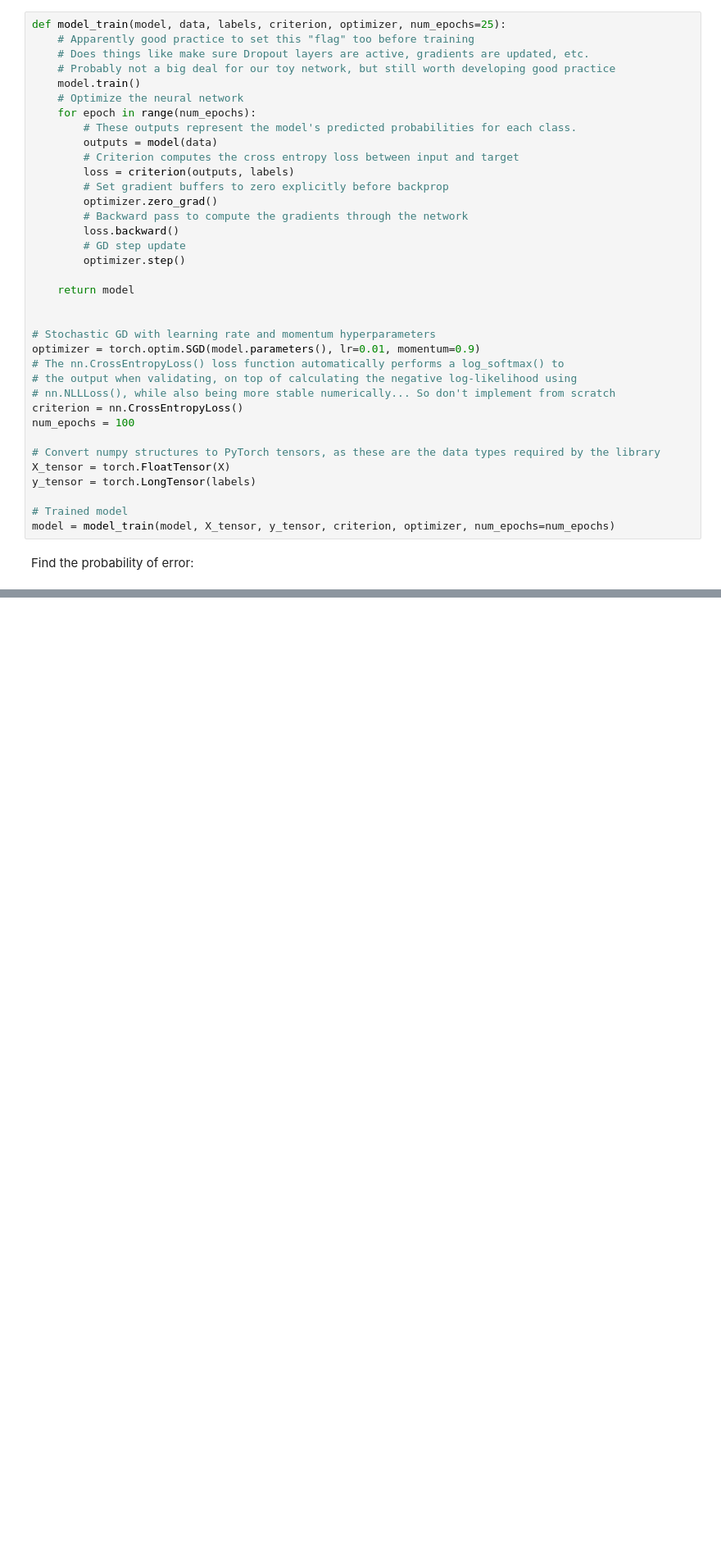
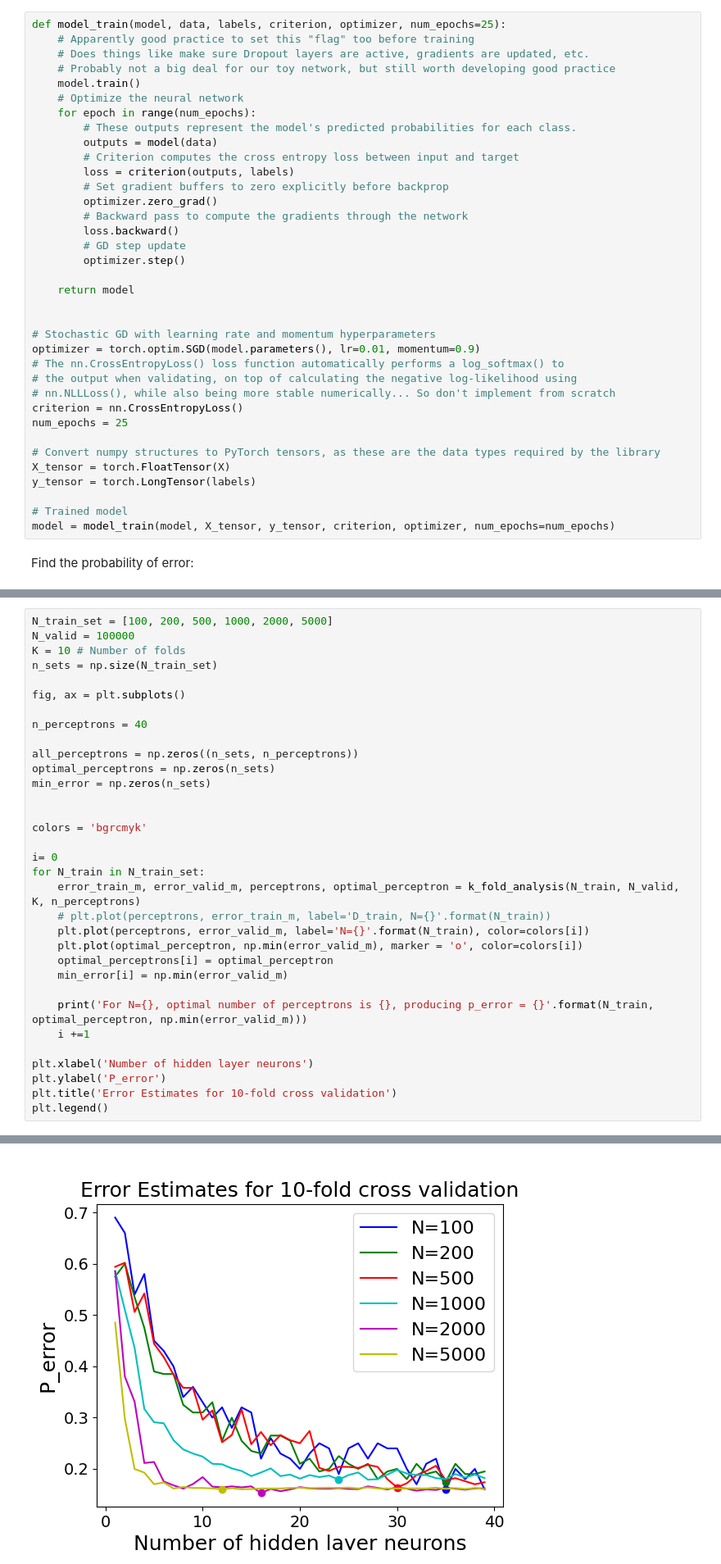
Before and after one commit to ethanholand/EECE5644, a Jupyter notebook: HW3/HW3Problem1.ipynb, the cells around one changed output, grey strips where cells are left out. Shown at 82% size. Drawn from its saved outputs; the diff is of its cells as text; blank space fills up the shorter version.

```diff
--- a/HW3/HW3Problem1.ipynb
+++ b/HW3/HW3Problem1.ipynb
@@ -245,7 +200,7 @@ optimizer = torch.optim.SGD(model.parameters(), lr=0.01, momentum=0.9)
 # the output when validating, on top of calculating the negative log-likelihood using
 # nn.NLLLoss(), while also being more stable numerically... So don't implement from scratch
 criterion = nn.CrossEntropyLoss()
-num_epochs = 100
+num_epochs = 25
 
 # Convert numpy structures to PyTorch tensors, as these are the data types required by the library
 X_tensor = torch.FloatTensor(X)
@@ -313,0 +415,34 @@ Empirically Estimated MLP Probability of Error: 0.1637
+# %%
+N_train_set = [100, 200, 500, 1000, 2000, 5000]
+N_valid = 100000
+K = 10 # Number of folds
+n_sets = np.size(N_train_set)
+
+fig, ax = plt.subplots()
+
+n_perceptrons = 40
+
+all_perceptrons = np.zeros((n_sets, n_perceptrons))
+optimal_perceptrons = np.zeros(n_sets)
+min_error = np.zeros(n_sets)
+
+
+colors = 'bgrcmyk'
+
+i= 0
+for N_train in N_train_set:
+    error_train_m, error_valid_m, perceptrons, optimal_perceptron = k_fold_analysis(N_train, N_valid, K, n_perceptrons)
+    # plt.plot(perceptrons, error_train_m, label='D_train, N={}'.format(N_train))
+    plt.plot(perceptrons, error_valid_m, label='N={}'.format(N_train), color=colors[i])
+    plt.plot(optimal_perceptron, np.min(error_valid_m), marker = 'o', color=colors[i])
+    optimal_perceptrons[i] = optimal_perceptron
+    min_error[i] = np.min(error_valid_m)
+
+    print('For N={}, optimal number of perceptrons is {}, producing p_error = {}'.format(N_train, optimal_perceptron, np.min(error_valid_m)))
+    i +=1
+
+plt.xlabel('Number of hidden layer neurons')
+plt.ylabel('P_error')
+plt.title('Error Estimates for 10-fold cross validation')
+plt.legend()
+# %% [output]
@@ -313,0 +467 @@ Empirically Estimated MLP Probability of Error: 0.1637
+[figure, added]
```
Also changed, not shown: parts of 24 cells of this notebook.
